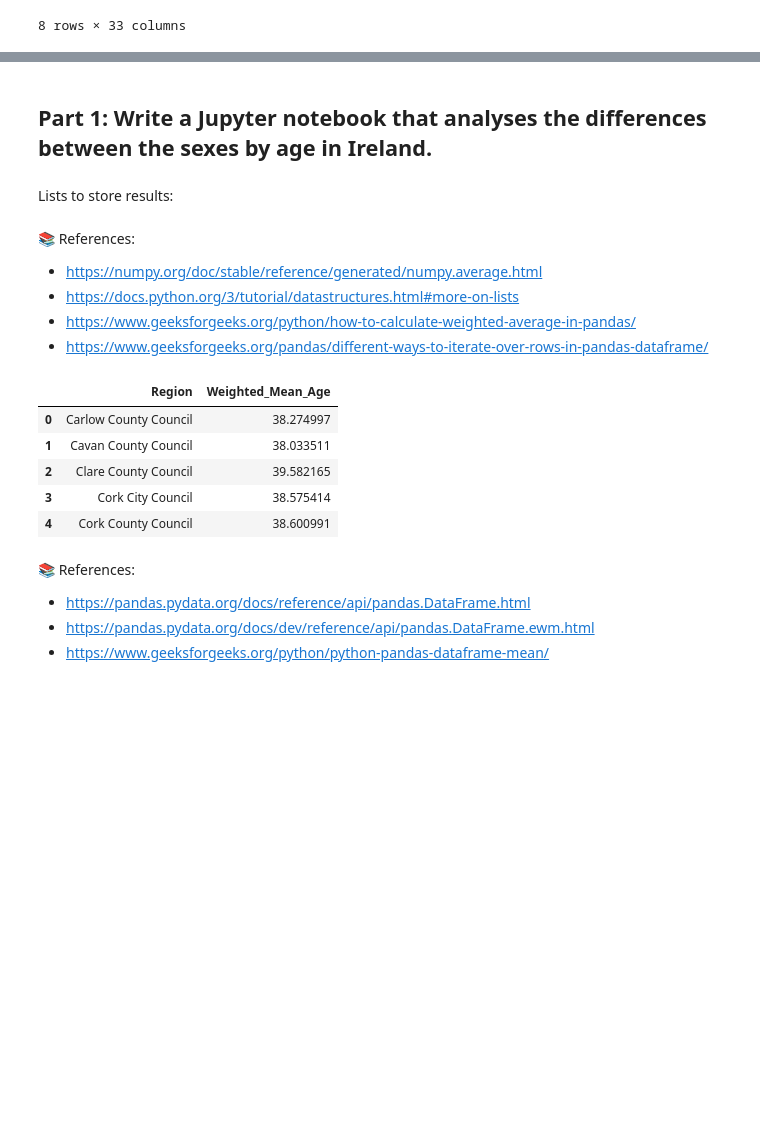
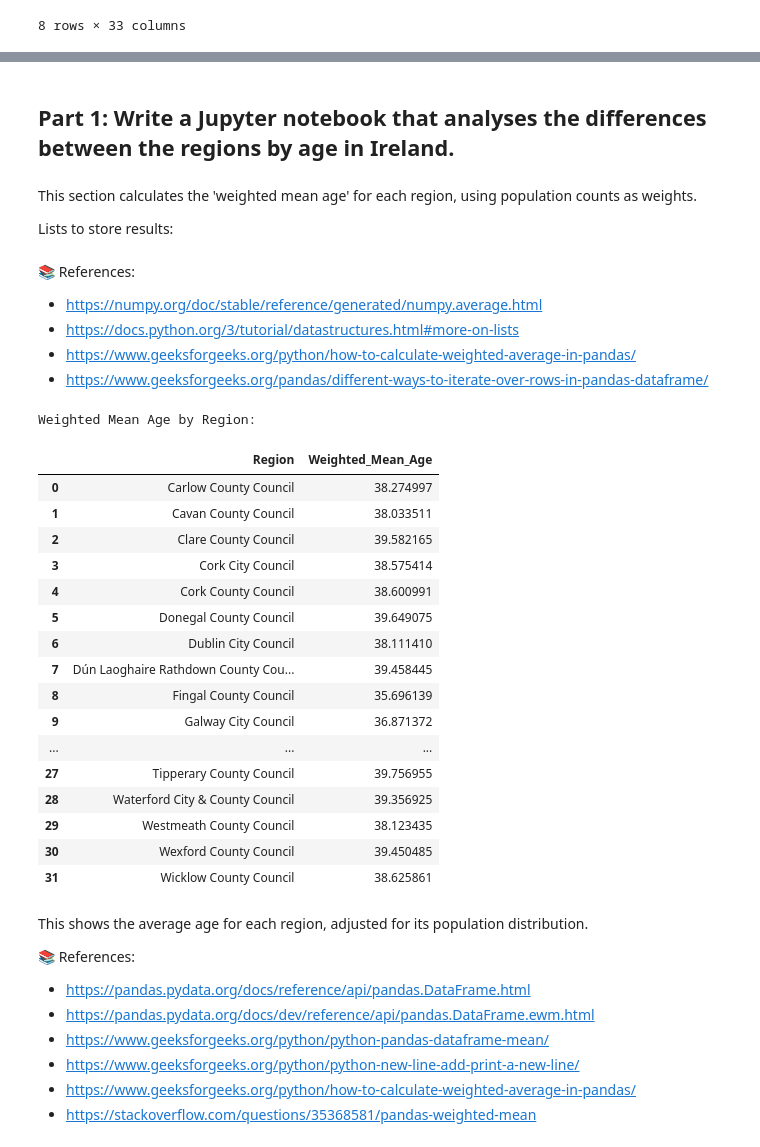
Before and after one commit to tihana-gray/programming-for-data-analytics, a Jupyter notebook: assignments/assignment05-population.ipynb, the cells around one changed output, grey strips where cells are left out. Saved outputs shown, nothing was run; the diff lists cells and outputs as text; code cells hidden in the pictures; blank space fills up the shorter version.

Commit message:
assignment 5 - finalising

```diff
--- a/assignments/assignment05-population.ipynb
+++ b/assignments/assignment05-population.ipynb
@@ -13,8 +13,7 @@ import matplotlib.pyplot as plt # For plotting graphs
 # %% [markdown]
 File paths:
 # %%
-notebook_path = r'C:\\Users\\tihan\\OneDrive\\Desktop\\ATU\\programming-for-data-analytics\\assignments\\assignment05-population.ipynb'
-file_path = r'C:\\Users\\tihan\\OneDrive\\Desktop\\ATU\\programming-for-data-analytics\\assignments\\population_for_analysis.csv'
+file_path = r'C:\\Users\\TihanaGray\\OneDrive - CRS\\Desktop\\ATU\\programming-for-data-analytics\\assignments\\population_for_analysis.csv'
 # %% [markdown]
 Loading dataset & overview:
 # %%
@@ -71,8 +82,10 @@ memory usage: 26.2 KB
 - https://pandas.pydata.org/docs/reference/api/pandas.DataFrame.info.html
 - https://pandas.pydata.org/docs/reference/api/pandas.DataFrame.describe.html
 # %% [markdown]
-## Part 1: Write a Jupyter notebook that analyses the differences between the sexes by age in Ireland.
+## Part 1: Write a Jupyter notebook that analyses the differences between the regions by age in Ireland.
 # %% [markdown]
+This section calculates the 'weighted mean age' for each region, using population counts as weights.
+
 Lists to store results:
 # %%
 region_list = []
@@ -90,17 +103,36 @@ for region in df.columns[1:]: # Looping over all columns except the first (which
 - https://www.geeksforgeeks.org/pandas/different-ways-to-iterate-over-rows-in-pandas-dataframe/
 # %%
 weighted_mean_df = pd.DataFrame({'Region': region_list,'Weighted_Mean_Age': mean_list}) # Creates a new DataFrame with the results.
-weighted_mean_df.head()
+
+print("Weighted Mean Age by Region:\n")
+weighted_mean_df
 # %% [output]
+Weighted Mean Age by Region:
 |  | Region | Weighted_Mean_Age |
 | 0 | Carlow County Council | 38.274997 |
 | 1 | Cavan County Council | 38.033511 |
 | 2 | Clare County Council | 39.582165 |
 | 3 | Cork City Council | 38.575414 |
 | 4 | Cork County Council | 38.600991 |
+| 5 | Donegal County Council | 39.649075 |
+| 6 | Dublin City Council | 38.111410 |
+| 7 | Dún Laoghaire Rathdown County Cou... | 39.458445 |
+| 8 | Fingal County Council | 35.696139 |
+| 9 | Galway City Council | 36.871372 |
+| ... | ... | ... |
+| 27 | Tipperary County Council | 39.756955 |
+| 28 | Waterford City & County Council | 39.356925 |
+| 29 | Westmeath County Council | 38.123435 |
+| 30 | Wexford County Council | 39.450485 |
+| 31 | Wicklow County Council | 38.625861 |
 # %% [markdown]
+This shows the average age for each region, adjusted for its population distribution.
+
 📚 References:
 - https://pandas.pydata.org/docs/reference/api/pandas.DataFrame.html
 - https://pandas.pydata.org/docs/dev/reference/api/pandas.DataFrame.ewm.html
 - https://www.geeksforgeeks.org/python/python-pandas-dataframe-mean/
+- https://www.geeksforgeeks.org/python/python-new-line-add-print-a-new-line/
+- https://www.geeksforgeeks.org/python/how-to-calculate-weighted-average-in-pandas/
+- https://stackoverflow.com/questions/35368581/pandas-weighted-mean
 # %%
```
Also changed, not shown: parts of 21 cells of this notebook.
